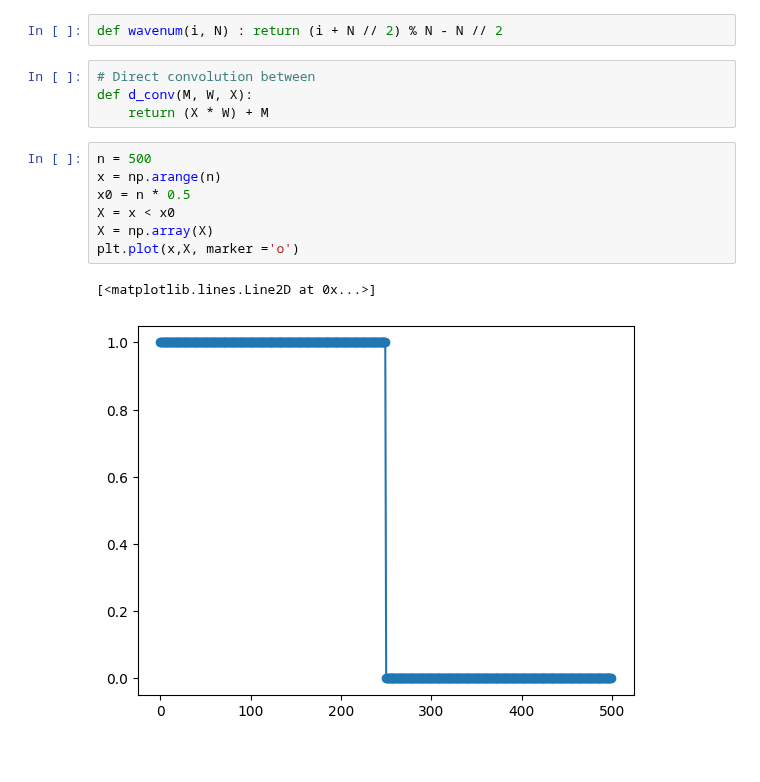
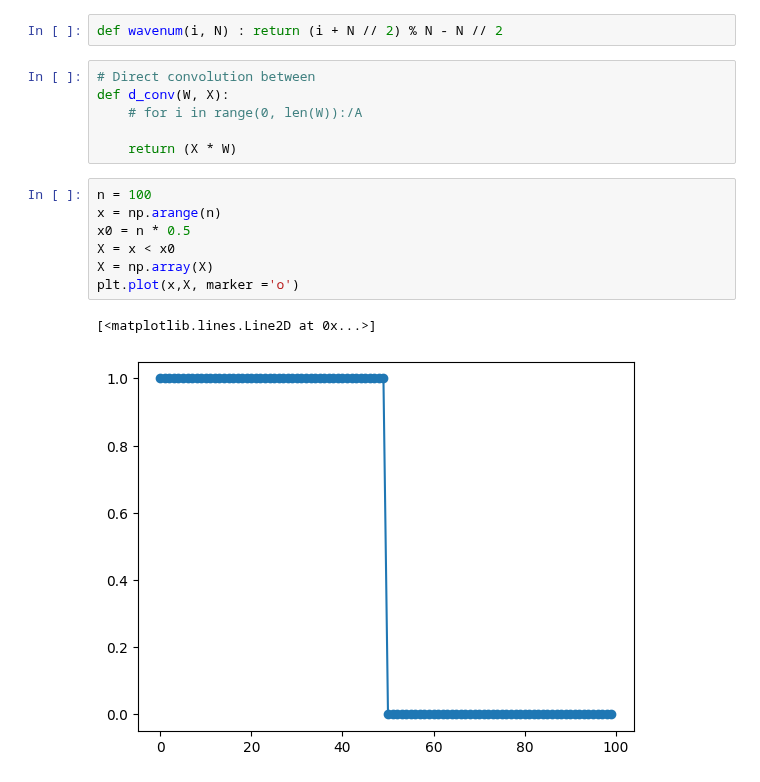
Before and after one commit to DylanReidRamelli/Bachelor-Project-2023, a Jupyter notebook: notebook/direct_convolution.ipynb, the cells around one changed output. Saved outputs shown, nothing was run; the diff lists cells and outputs as text.

```diff
--- a/notebook/direct_convolution.ipynb
+++ b/notebook/direct_convolution.ipynb
@@ -6,18 +6,20 @@ from numpy import fft
 def wavenum(i, N) : return (i + N // 2) % N - N // 2
 # %%
 # Direct convolution between
-def d_conv(M, W, X):
-    return (X * W) + M
+def d_conv(W, X):
+    # for i in range(0, len(W)):/A
+
+    return (X * W)
 # %%
-n = 500
+n = 100
 x = np.arange(n)
 x0 = n * 0.5
 X = x < x0
 X = np.array(X)
 plt.plot(x,X, marker ='o')
 # %% [output]
 [<matplotlib.lines.Line2D at 0x...>]
-[figure, old version]
+[figure, new version]
 # %%
 # Create filter.
 M = 20
```
Also changed, not shown: parts of 5 cells of this notebook, 5 other files.
